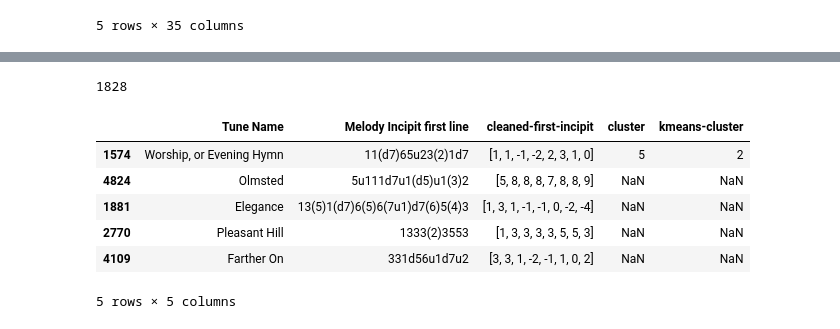
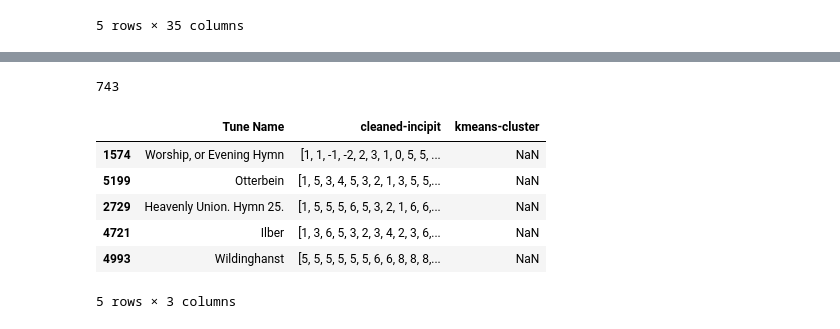
Before and after one commit to gideonite/sh-tunes, a Jupyter notebook: oh-tunes.ipynb, the cells around one changed output, grey strips where cells are left out. Drawn from its saved outputs; the diff is of its cells as text; code cells hidden in the pictures.

Commit message:
Incipits should be cleaned as concated,
not individually.

```diff
--- a/oh-tunes.ipynb
+++ b/oh-tunes.ipynb
@@ -98,0 +60,4 @@ working_set.head()
+# %%
+# Concatenate the first and second incipits.
+working_set[full_incipit] = working_set[firstline] + working_set[secondline]
+working_set.head()
@@ -98,0 +72,5 @@ working_set.head()
+# %%
+# Clean the full incipit and select the columns that we want.
+working_set[cleaned_incipit] = working_set[full_incipit].map(clean_incipit)
+# working_set = working_set[[tunename, cleaned_incipit]]
+working_set.head()
@@ -112,0 +126,4 @@ working_set.head()
+# %%
+# Select all songs with incipit length = 16.
+working_set = working_set[working_set[cleaned_incipit].map(len) == 16]
+working_set.head()
@@ -113,6 +138,6 @@ working_set.head()
 # %%
 # Remove rows that still have dirty incipits.
-badrows = working_set[working_set[cleaned_1st_incipit].map(lambda l : '' in l)]
+badrows = working_set[working_set[cleaned_incipit].map(lambda l : '' in l)]
 working_set = working_set.drop(badrows.index)
 badrows.head()
 # %% [output]
@@ -122,26 +150,27 @@ badrows.head()
-# %%
-len(working_set)
-# %% [output]
-1828
+# %%
+working_set.to_csv("incipits-length-16.csv")
+len(working_set)
+# %% [output]
+743
 # %%
 # K-Means Clustering.
 import numpy as np
 from scipy.cluster.vq import kmeans, vq
 
-data = np.matrix(list(working_set[cleaned_1st_incipit]), dtype=int)
-centers, _ = kmeans(data, 6, iter=200)
+data = np.matrix(list(working_set[cleaned_incipit]), dtype=int)
+centers, _ = kmeans(data, 1, iter=500)
 cluster, _ = vq(data, centers)
 
 working_set["kmeans-cluster"] = pandas.Series(cluster)
 working_set.head()
 # %% [output]
-|  | Tune Name | Melody Incipit first line | cleaned-first-incipit | cluster | kmeans-cluster |
-| 1574 | Worship, or Evening Hymn | 11(d7)65u23(2)1d7 | [1, 1, -1, -2, 2, 3, 1, 0] | 5 | 2 |
-| 4824 | Olmsted | 5u111d7u1(d5)u1(3)2 | [5, 8, 8, 8, 7, 8, 8, 9] | NaN | NaN |
-| 1881 | Elegance | 13(5)1(d7)6(5)6(7u1)d7(6)5(4)3 | [1, 3, 1, -1, -1, 0, -2, -4] | NaN | NaN |
-| 2770 | Pleasant Hill | 1333(2)3553 | [1, 3, 3, 3, 3, 5, 5, 3] | NaN | NaN |
-| 4109 | Farther On | 331d56u1d7u2 | [3, 3, 1, -2, -1, 1, 0, 2] | NaN | NaN |
+|  | Tune Name | cleaned-incipit | kmeans-cluster |
+| 1574 | Worship, or Evening Hymn | [1, 1, -1, -2, 2, 3, 1, 0, 5, 5, ... | NaN |
+| 5199 | Otterbein | [1, 5, 3, 4, 5, 3, 2, 1, 3, 5, 5,... | NaN |
+| 2729 | Heavenly Union. Hymn 25. | [1, 5, 5, 5, 6, 5, 3, 2, 1, 6, 6,... | NaN |
+| 4721 | Ilber | [1, 3, 6, 5, 3, 2, 3, 4, 2, 3, 6,... | NaN |
+| 4993 | Wildinghanst | [5, 5, 5, 5, 5, 5, 6, 6, 8, 8, 8,... | NaN |
-5 rows × 5 columns
+5 rows × 3 columns
 # %%
 # Hierarchical Clustering.
 from scipy.cluster.hierarchy import fclusterdata, dendrogram, linkage
```
Also changed, not shown: parts of 13 cells of this notebook, 1 other file.
